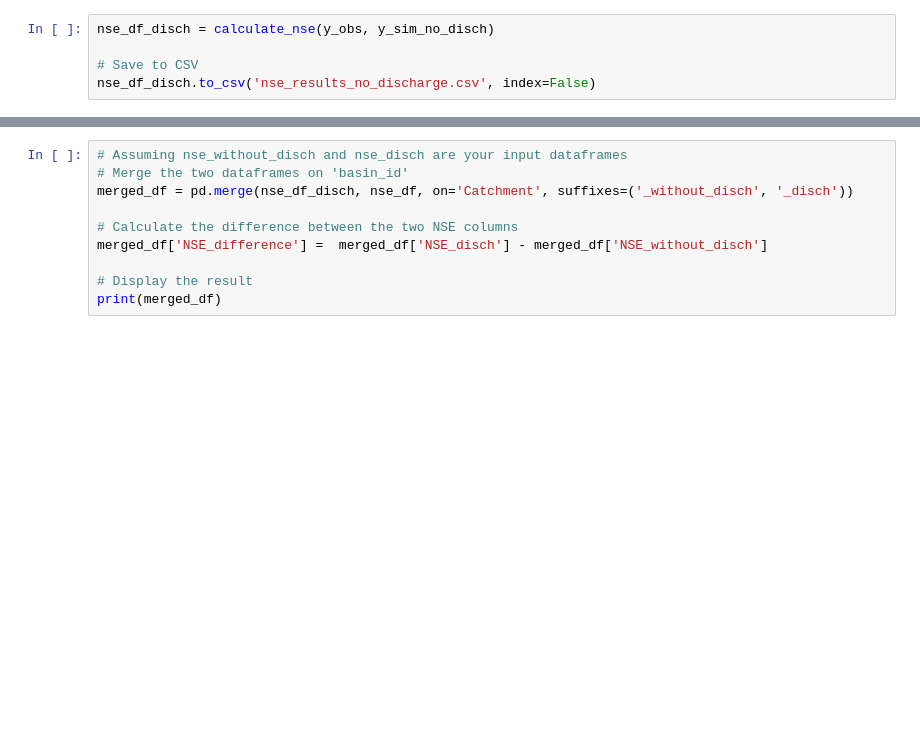
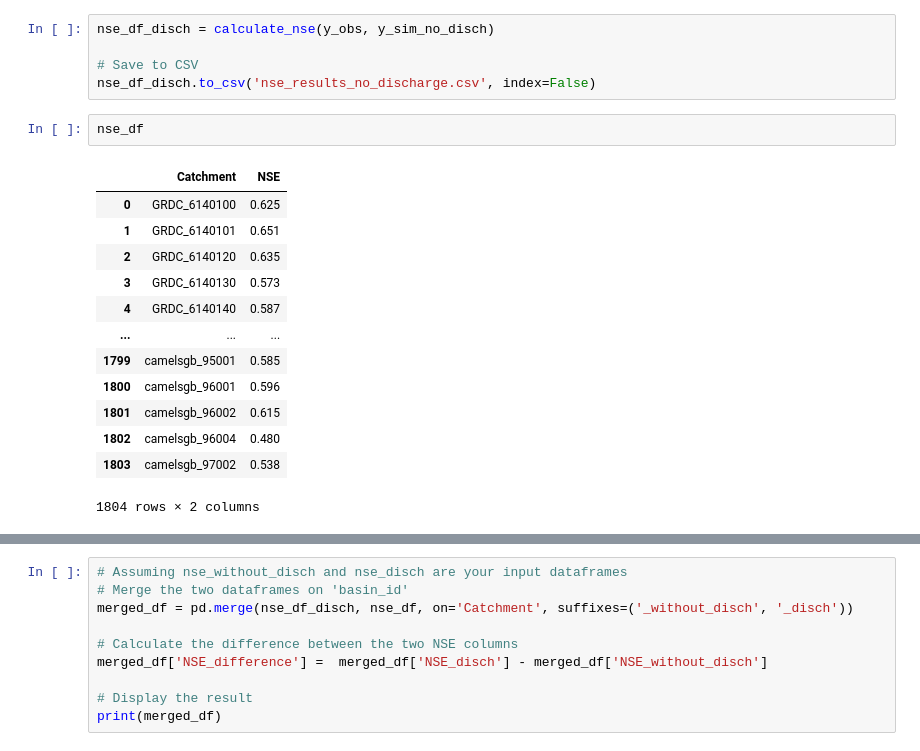
Before and after one commit to Ash-Manoj/lstm_backward, a Jupyter notebook: results/with_discharge_pmean/results_analysis_revision2.ipynb, the cells around one changed output, grey strips where cells are left out. Saved outputs shown, nothing was run; the diff lists cells and outputs as text; blank space fills up the shorter version.

```diff
--- a/results/with_discharge_pmean/results_analysis_revision2.ipynb
+++ b/results/with_discharge_pmean/results_analysis_revision2.ipynb
@@ -289,6 +289,22 @@ nse_df_disch = calculate_nse(y_obs, y_sim_no_disch)
 
 # Save to CSV
 nse_df_disch.to_csv('nse_results_no_discharge.csv', index=False)
+# %%
+nse_df
+# %% [output]
+|  | Catchment | NSE |
+| 0 | GRDC_6140100 | 0.625 |
+| 1 | GRDC_6140101 | 0.651 |
+| 2 | GRDC_6140120 | 0.635 |
+| 3 | GRDC_6140130 | 0.573 |
+| 4 | GRDC_6140140 | 0.587 |
+| ... | ... | ... |
+| 1799 | camelsgb_95001 | 0.585 |
+| 1800 | camelsgb_96001 | 0.596 |
+| 1801 | camelsgb_96002 | 0.615 |
+| 1802 | camelsgb_96004 | 0.480 |
+| 1803 | camelsgb_97002 | 0.538 |
+1804 rows × 2 columns
 # %%
 #Updated Plots
 # Define colors and layout constants
```
Also changed, not shown: parts of 2 cells of this notebook, 6 other files.
